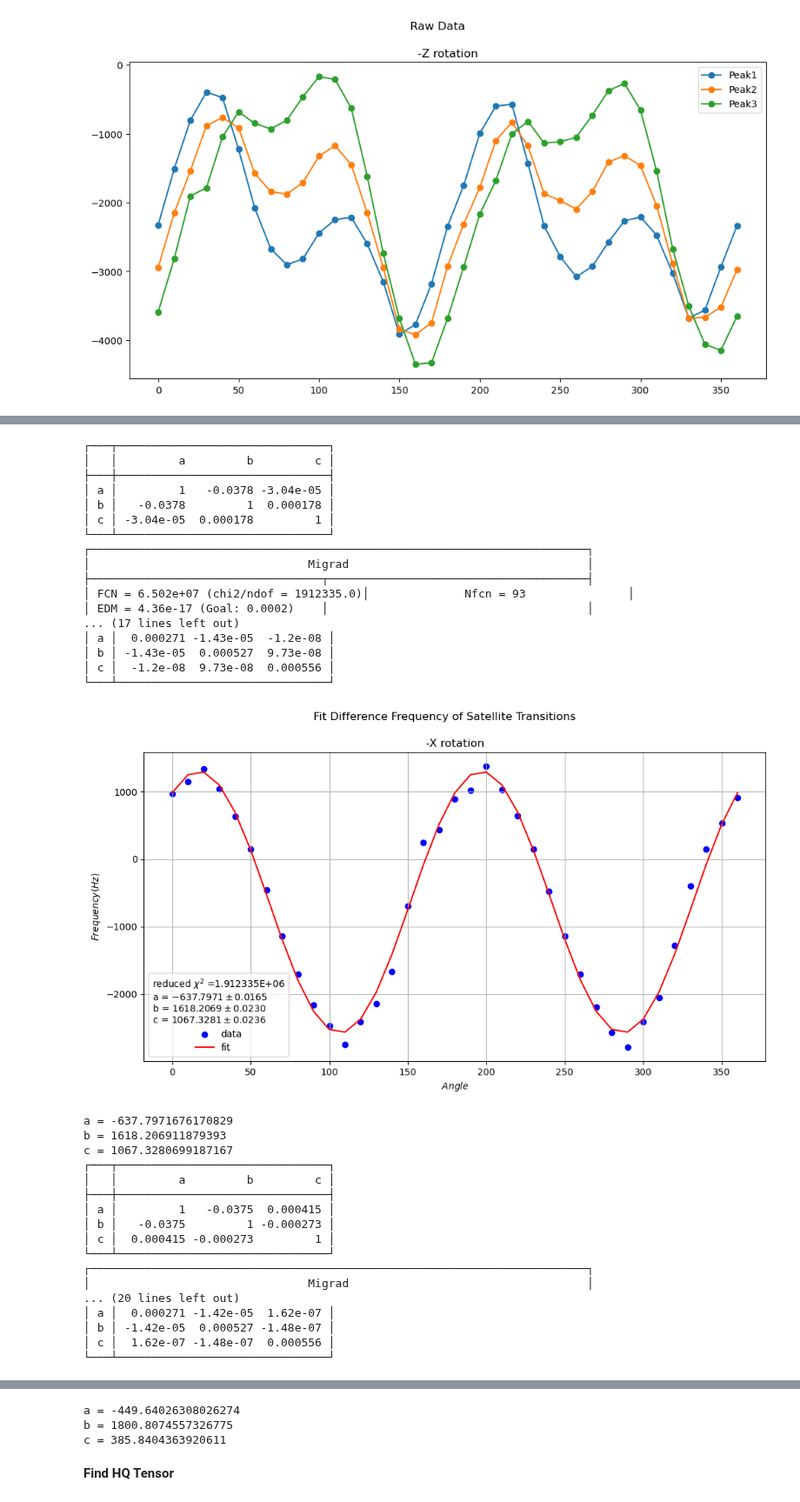
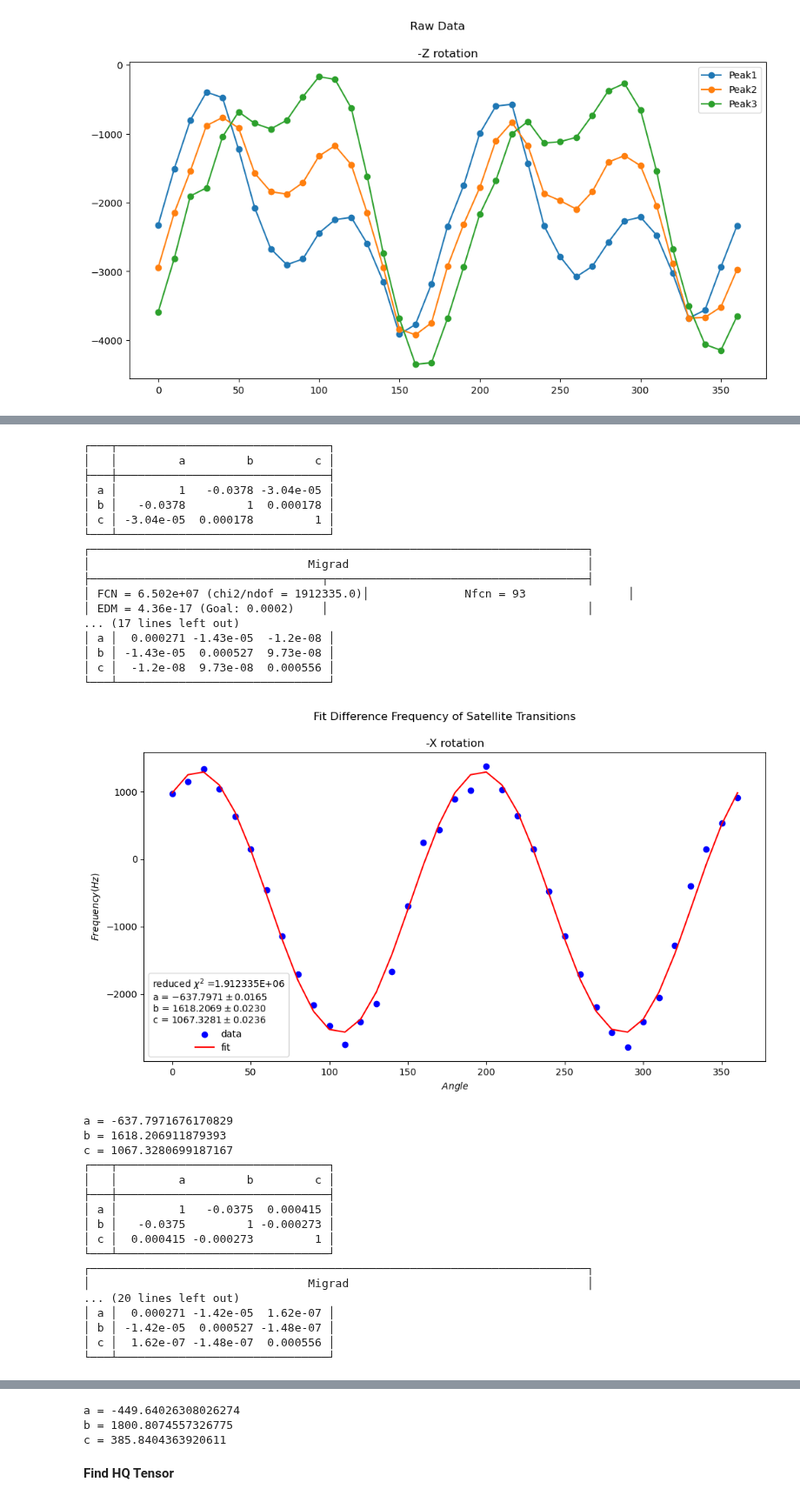
Before and after one commit to AstrobioShiva/Script_project, a Jupyter notebook: NMR_analysis/fitting_(+)HQipc2B_cluster1.ipynb, the cells around one changed output, grey strips where cells are left out. Shown at 87% size. Drawn from its saved outputs; the diff is of its cells as text; code cells hidden in the pictures.

```diff
--- a/NMR_analysis/fitting_(+)HQipc2B_cluster1.ipynb
+++ b/NMR_analysis/fitting_(+)HQipc2B_cluster1.ipynb
@@ -108,7 +108,7 @@ for i in range(3):
     plt.suptitle('Fit Sum Frequency of Transitions')
     plt.title(titles[i])
     plt.legend(title="\n".join(fit_info))
-    plt.grid()
+    # plt.grid()
     plt.show()
 
     for key, value in zip(m_s[i].parameters, m_s[i].values):
@@ -204,35 +204,35 @@ for i in range(3):
     plt.scatter(df[i].Angle, freq_diff[i], label="data", color = 'blue')
     plt.plot(df[i].Angle, fourier3(df[i].Angle, *m_d[i].values), label="fit", color = 'red')
     plt.xlabel(r'$Angle$')
     plt.ylabel(r'$Frequency (Hz)$')
     # Title
     plt.suptitle('Fit Difference Frequency of Satellite Transitions')
     plt.title(titles[i])
     plt.legend(title="\n".join(fit_info))
-    plt.grid()
+    # plt.grid()
     plt.show()
 
     for key, value in zip(m_d[i].parameters, m_d[i].values):
         print(f"{key} = {value}")
 # %% [output]
 ┌───┬───────────────────────────────┐
 │   │         a         b         c │
 ├───┼───────────────────────────────┤
 │ a │         1   -0.0378 -3.04e-05 │
 │ b │   -0.0378         1  0.000178 │
 │ c │ -3.04e-05  0.000178         1 │
 └───┴───────────────────────────────┘
 ┌─────────────────────────────────────────────────────────────────────────┐
 │                                Migrad                                   │
 ├──────────────────────────────────┬──────────────────────────────────────┤
 │ FCN = 6.502e+07 (chi2/ndof = 1912335.0)│              Nfcn = 93               │
 │ EDM = 4.36e-17 (Goal: 0.0002)    │                                      │
 ... (17 lines left out)
 │ a │  0.000271 -1.43e-05  -1.2e-08 │
 │ b │ -1.43e-05  0.000527  9.73e-08 │
 │ c │  -1.2e-08  9.73e-08  0.000556 │
 └───┴───────────────────────────────┘
-[figure, old version]
+[figure, new version]
 a = -637.7971676170829
 b = 1618.206911879393
 c = 1067.3280699187167
```
Also changed, not shown: parts of 3 cells of this notebook, 3 other files.
